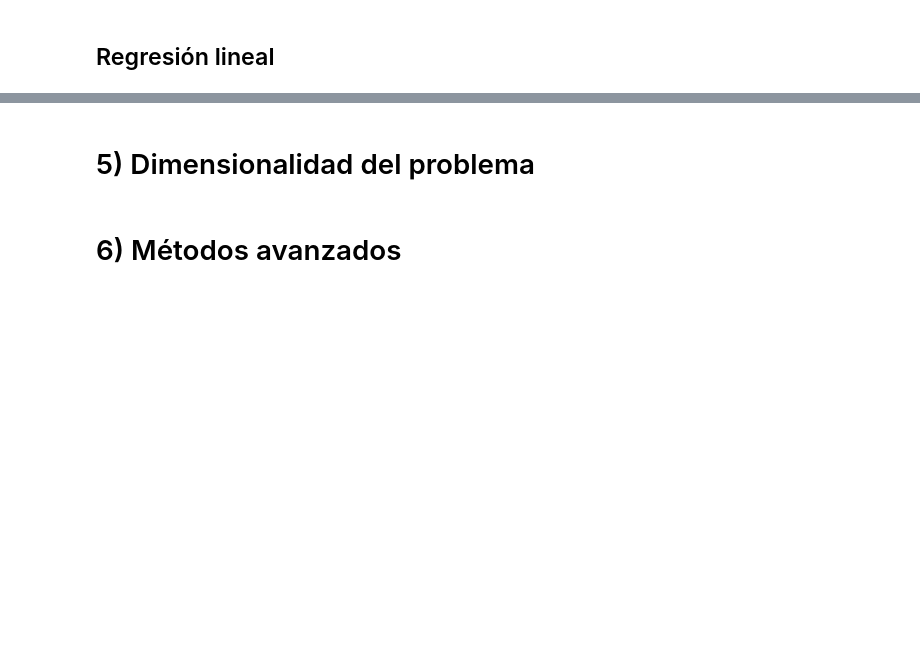
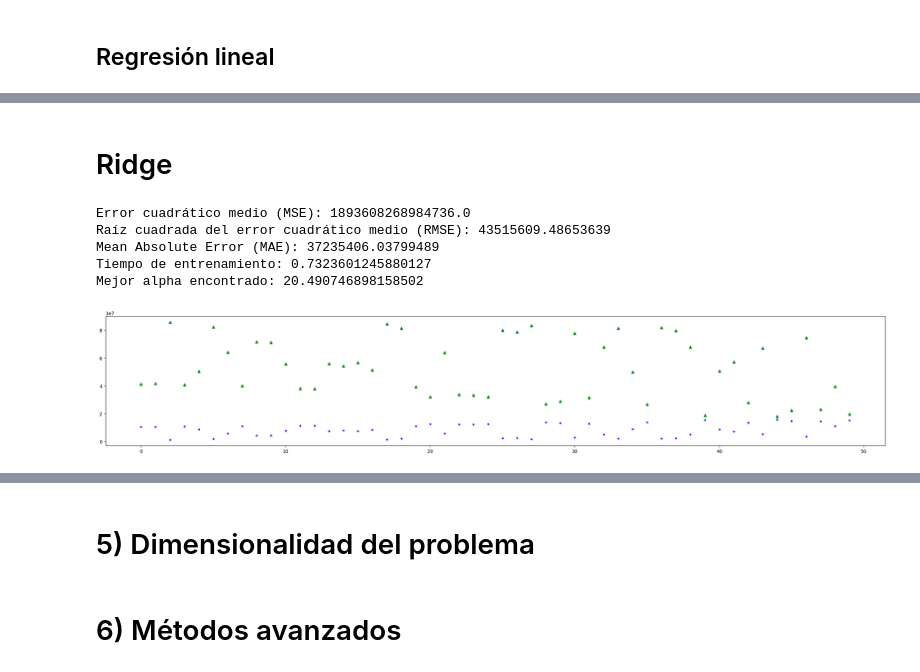
Before and after one commit to 100451183/Grupo8_Practica1, a Jupyter notebook: Grupo8_Practica1.ipynb, the cells around one changed output, grey strips where cells are left out. Saved outputs shown, nothing was run; the diff lists cells and outputs as text; code cells hidden in the pictures; blank space fills up the shorter version.

```diff
--- a/Grupo8_Practica1.ipynb
+++ b/Grupo8_Practica1.ipynb
@@ -483,0 +602,46 @@ LinearRegression()
+# %% [markdown]
+# Ridge
+# %%
+from sklearn.linear_model import RidgeCV
+
+# Conjuntos de entrenamiento y prueba
+X = disp_df.select_dtypes(include=np.number).columns.tolist()
+y = ["salida"]
+X_train, X_test = np.array_split(disp_df[X], [3650])
+y_train, y_test = np.array_split(disp_df[y], [3650])
+
+train_indices = np.full((2920,), -1, dtype=int)
+
+val_indices = np.full((730,), 0, dtype=int)
+test_fold = np.append(train_indices, val_indices)
+
+regrRidge = RidgeCV(
+            alphas          = np.logspace(-3, 8, 200),
+            fit_intercept   = True,
+            store_cv_values = True,
+         )
+
+start_time = time.time()
+regrRidge.fit(X_train, y_train)
+end_time = time.time()
+
+y_pred = regrRidge.predict(X_test)
+
+mse = mean_squared_error(y_test, y_pred)
+rmse = np.sqrt(mse)
+mae = mean_absolute_error(y_test, y_pred)
+best_alpha = regrRidge.alpha_
+
+print("Error cuadrático medio (MSE):", mse)
+print("Raíz cuadrada del error cuadrático medio (RMSE):", rmse)
+print("Mean Absolute Error (MAE):", mae)
+print("Tiempo de entrenamiento:", tiempo_entrenamiento)
+print("Mejor alpha encontrado:", best_alpha)
+pintaResultados(regrRidge,50)
+# %% [output]
+Error cuadrático medio (MSE): 1893608268984736.0
+Raíz cuadrada del error cuadrático medio (RMSE): 43515609.48653639
+Mean Absolute Error (MAE): 37235406.03799489
+Tiempo de entrenamiento: 0.7323601245880127
+Mejor alpha encontrado: 20.490746898158502
+[figure, added]
```
Also changed, not shown: parts of 22 cells of this notebook.
